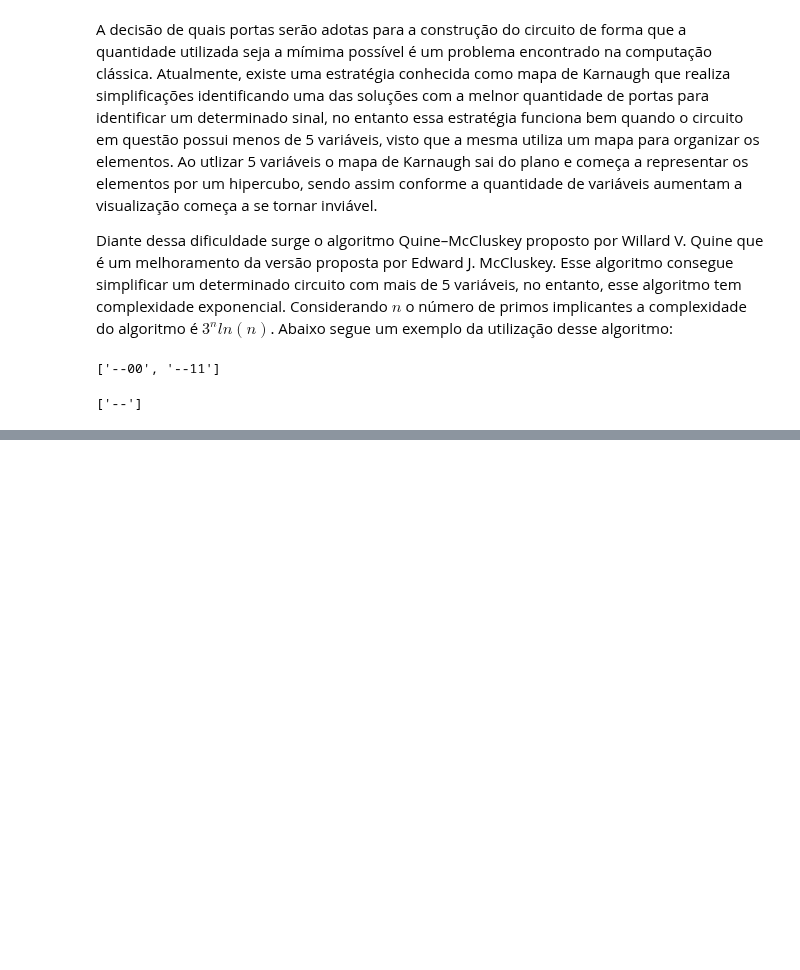
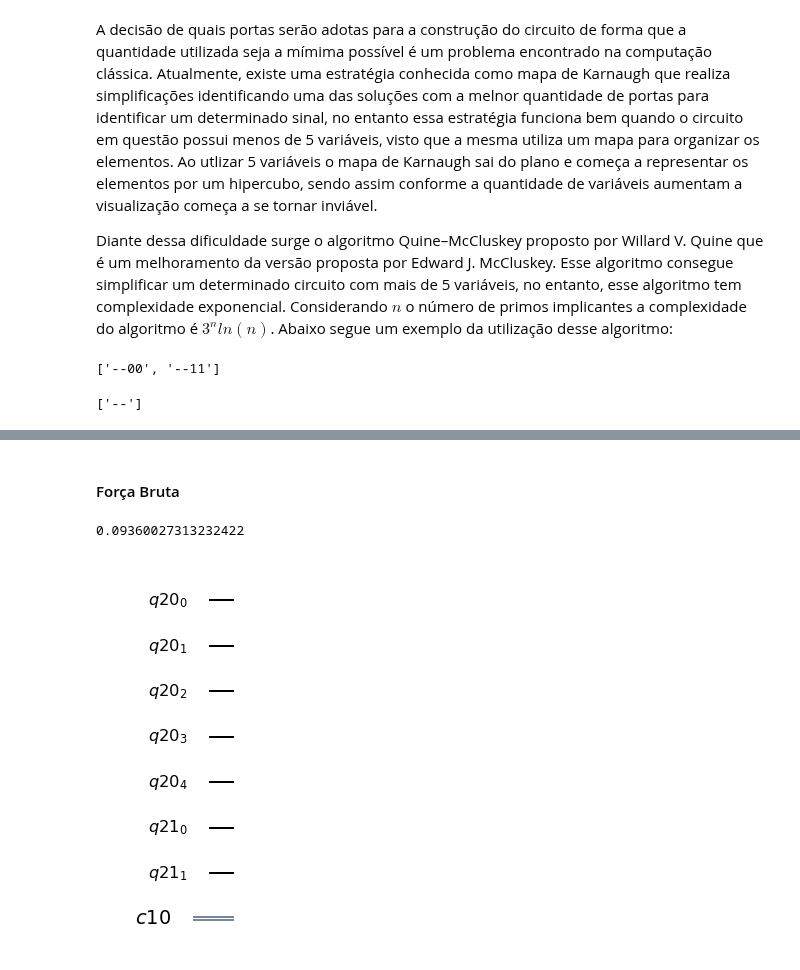
Before and after one commit to adjs/comp-quantica, a Jupyter notebook: projetos/Grupo 04/grupo4_notebook.ipynb, the cells around one changed output, grey strips where cells are left out. Saved outputs shown, nothing was run; the diff lists cells and outputs as text; code cells hidden in the pictures; blank space fills up the shorter version.

```diff
--- a/projetos/Grupo 04/grupo4_notebook.ipynb
+++ b/projetos/Grupo 04/grupo4_notebook.ipynb
@@ -480,0 +487,8 @@ print(pattern)
+# %% [markdown]
+#### Força Bruta
+# %%
+print(fim - inicio)
+circuit.draw(output='mpl')
+# %% [output]
+0.09360027313232422
+[figure, added]
```
Also changed, not shown: parts of 26 cells of this notebook, 3 other files.
